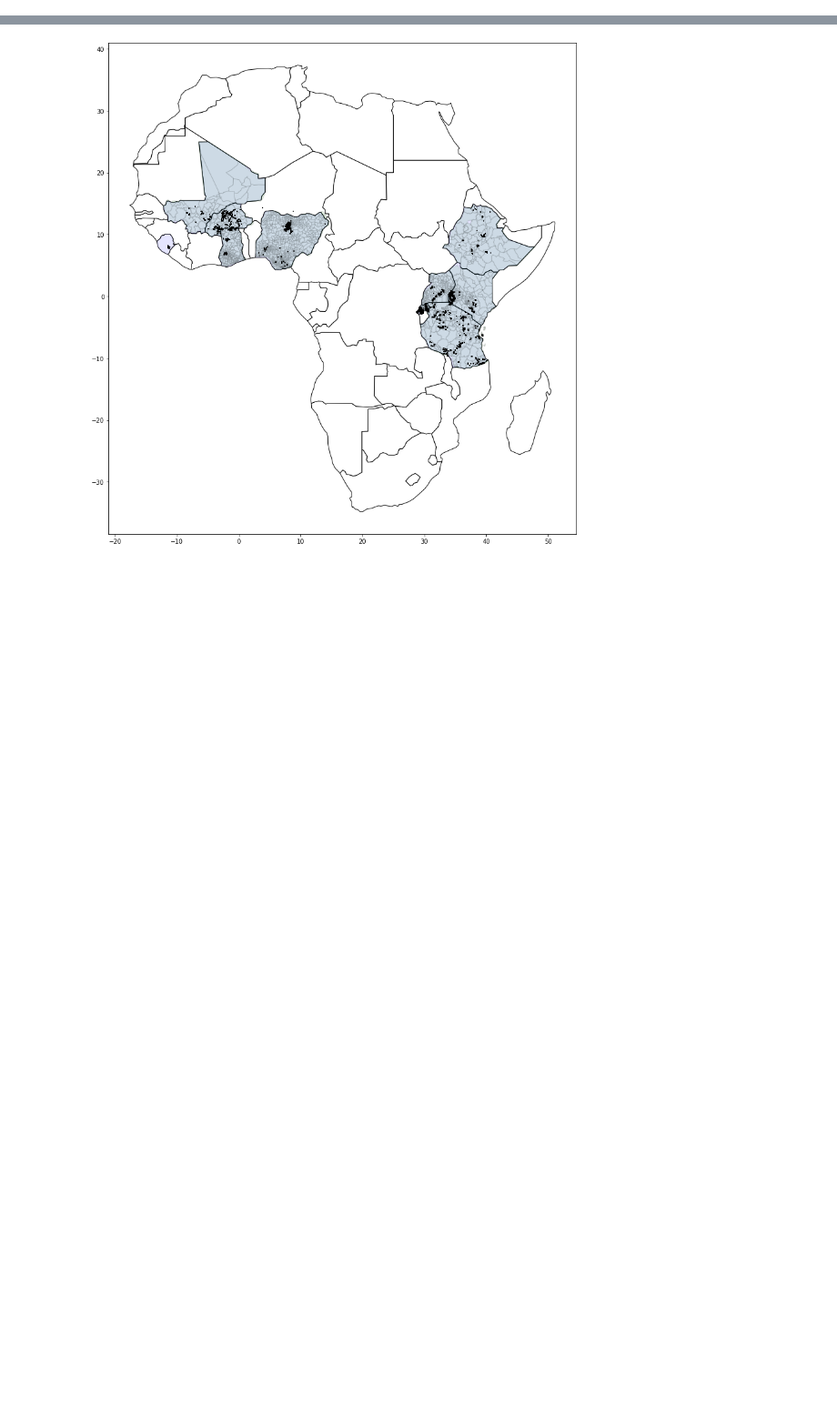
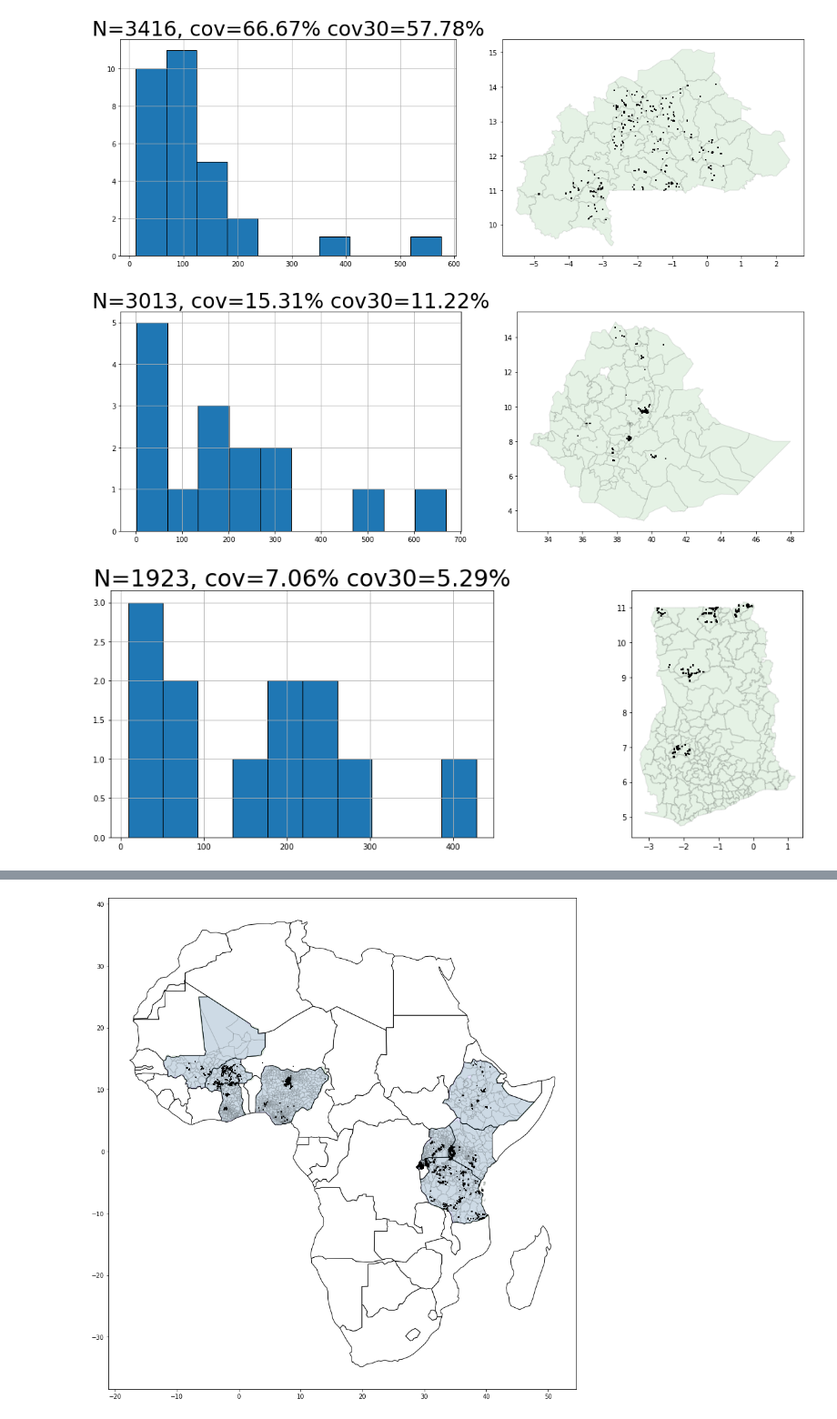
Before and after one commit to l-gorman/farm-size-analysis, a Jupyter notebook: explore.ipynb, the cells around one changed output, grey strips where cells are left out. Shown at 91% size. Drawn from its saved outputs; the diff is of its cells as text; code cells hidden in the pictures; blank space fills up the shorter version.

Commit message:
adding side by side plot of country distributions

```diff
--- a/explore.ipynb
+++ b/explore.ipynb
@@ -82,0 +40,32 @@ geo_indicator[]
+# %%
+countries=geo_indicator.loc[geo_indicator["iso_3"].notna(),"iso_3"].unique()
+# Counts per subnational unit
+counts_per_subnational_unit = geo_indicator.groupby(["iso_3", "GEOID"]).size().reset_index(name="counts")
+counts_per_subnational_unit.to_csv("./outputs/exploratory/hhs_per_unit.csv")
+
+
+
+for country in countries:
+
+    number_rhomis_subnational_region = len(geo_indicator.loc[geo_indicator["iso_3"]==country,"GEOID"].unique())
+    number_total_subnational_region = len(ipums_terra.loc[ipums_terra["iso_3"]==country,"GEOID"].unique())
+
+    counts_30 = geo_indicator.loc[geo_indicator["iso_3"]==country,"GEOID"].value_counts()
+    counts_30 = counts_30[counts_30>30].count()
+    cov30 = str(round(100*counts_30/number_total_subnational_region,2))+"%"
+
+    coverage = str(round(100*number_rhomis_subnational_region/number_total_subnational_region,2))+"%"
+    N=str(geo_indicator.loc[geo_indicator["iso_3"]==country,:].shape[0])
+
+
+    fig, ax = plt.subplots(1,2,figsize=(15,5))
+    fig.tight_layout()
+    ax[0].set_title("N="+N+", cov="+coverage+", cov30="+cov30, fontsize=30)
+    counts_per_subnational_unit.loc[counts_per_subnational_unit["iso_3"]==country,"counts"].hist(ax=ax[0], edgecolor="black")
+    ipums_terra.loc[ipums_terra["iso_3"]==country,:].plot(ax=ax[1], color="green", edgecolor="black", alpha=0.1)
+    geo_indicator.loc[geo_indicator["iso_3"]==country,:].plot(ax=ax[1], marker=0, color='black', markersize=5)
+    fig.savefig('./outputs/exploratory/map_per_country/'+country+'.png')
+# %% [output]
+[figure, added]
+[figure, added]
+[figure, added]
```
Also changed, not shown: parts of 13 cells of this notebook, 14 other files.
